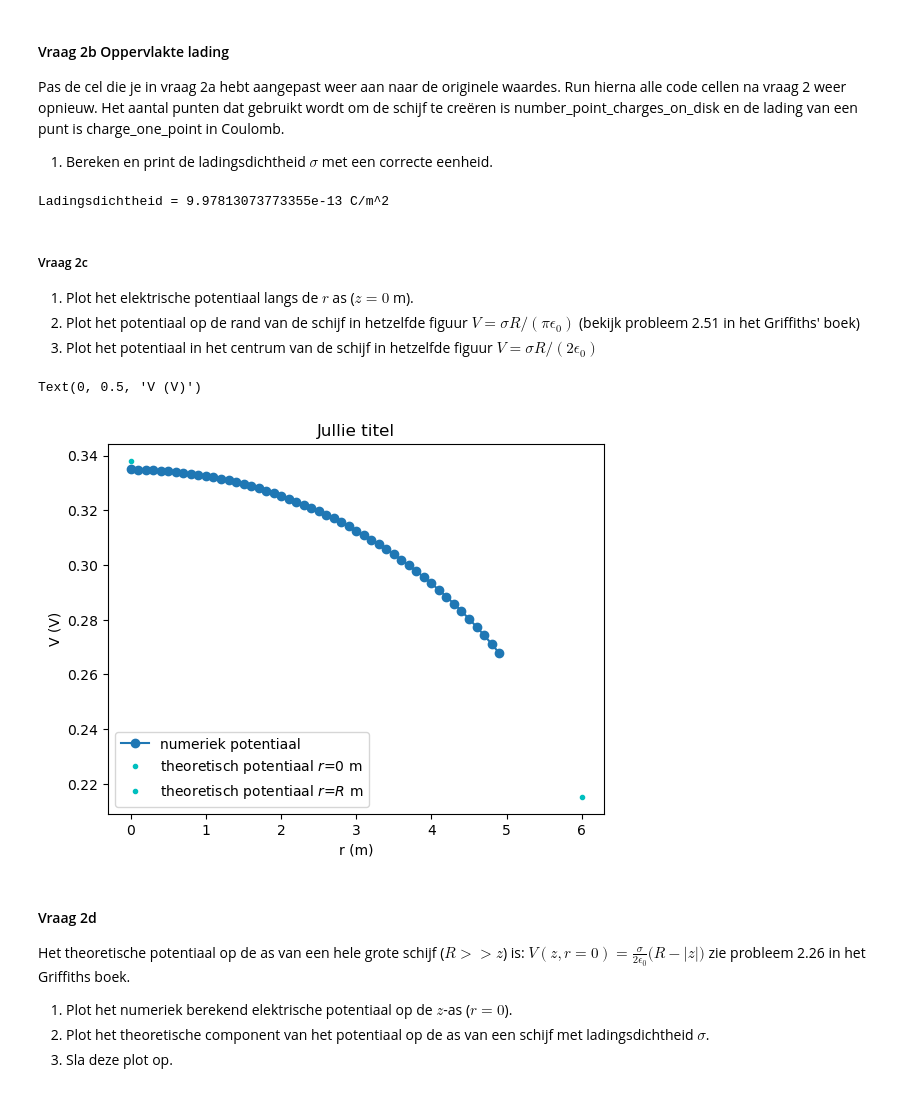
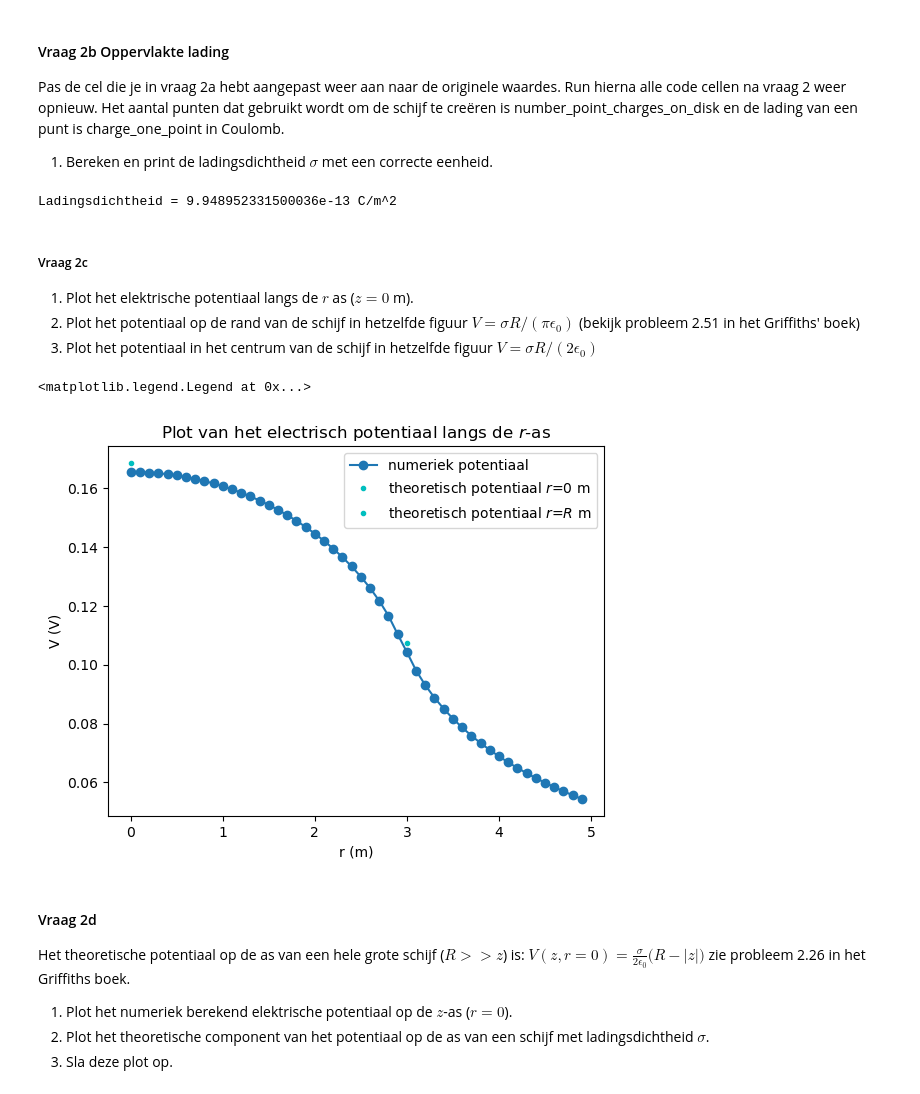
Before and after one commit to felicievdl/Felicie-opdrachten-DEF-D, a Jupyter notebook: DigitaleOntwerpopdrachten/1CondensatorOpdracht/CondensatorOntwerpopdracht.ipynb, the cells around one changed output. Cells and saved outputs as stored; diff of their text form; code cells hidden in the pictures.

```diff
--- a/DigitaleOntwerpopdrachten/1CondensatorOpdracht/CondensatorOntwerpopdracht.ipynb
+++ b/DigitaleOntwerpopdrachten/1CondensatorOpdracht/CondensatorOntwerpopdracht.ipynb
@@ -166,7 +166,7 @@ Exponent = -2.0403594570152634 +/- 0.006217832405058898
 In de code hieronder wordt een geladen schijf gemaakt via het superpositie principe. Dit wordt gedaan door een rooster van punten in de ruimte te creëren, alle punten die voldoen aan $z = 0$ m en $r < R$ krijgen een lading charge_one_point en vanuit hier wordt het potentiaal bepaald. Hier is de $z$-as de as van de schijf en de r as de afstand tot de $z$-as.
 # %%
 # In vraag 2.1 wordt naar deze cel verwezen.
-disk_radius = 6  # (m)
+disk_radius = 3  # (m)
 grid_step = 0.1  # (m)
 z_coord_DISK = 0  # (m) positie van de schijf op de z-as
 inter_charge_distance = grid_step  # (m) afstand tussen punt ladingen
@@ -177,6 +177,7 @@ r, z, B = initialize_plane_grid_for_uniformly_charged_disk(height_domain, width_
 idx_z_zero = np.where(abs(z) < 1e-10)[0]
 z_coord_DISK = 0  # (m) positie van de schijf op de z-as
 inter_charge_distance = grid_step  # (m) afstand tussen punt ladingen
+charge_one_point = 1e-14
 
 V, number_point_charges_on_disk = calculate_V_disk_at_origin_uniform_surface_charge_density(z_coord_DISK, charge_one_point, disk_radius, inter_charge_distance, r, z)
 Er, Ez, normE = compute_E_disk(V, B, grid_step)  # gebruik de centered finite-difference method
@@ -214,7 +215,7 @@ Oppervlakte = np.pi*(disk_radius**2)
 Ladingsdichtheid = Totale_lading/Oppervlakte
 print("Ladingsdichtheid =", Ladingsdichtheid,  "C/m^2")
 # %% [output]
-Ladingsdichtheid = 9.97813073773355e-13 C/m^2
+Ladingsdichtheid = 9.948952331500036e-13 C/m^2
 # %% [markdown]
 ##### Vraag 2c
 
@@ -225,23 +226,23 @@ Ladingsdichtheid = 9.97813073773355e-13 C/m^2
 # %%
 # Vul deze code aan zodat deze vraag 2.3 beantwoord.
 idx_z_zero = np.where(abs(z) < 1e-10)[0][0]
 V_z0 = V[idx_z_zero,:]
 
 V_R = (Ladingsdichtheid*disk_radius)/(np.pi*epsilon0) # potentiaal op de rand van de schijf
 r_R =  disk_radius # straal van de schijf
 
 V_0 = (Ladingsdichtheid*disk_radius)/(2*epsilon0) # potentiaal op r = 0
 
-plt.title(f"Jullie titel")
+plt.title(f"Plot van het electrisch potentiaal langs de $r$-as")
 plt.plot(r, V_z0, "o-", label="numeriek potentiaal")
 plt.plot(r_R, V_R, "c.", label="theoretisch potentiaal $r$=0 m")
 plt.plot(0, V_0, "c.", label="theoretisch potentiaal $r$=$R$ m")
-plt.legend()
 plt.xlabel("r (m)")
 plt.ylabel("V (V)")
+plt.legend()
 # %% [output]
-Text(0, 0.5, 'V (V)')
+<matplotlib.legend.Legend at 0x...>
-[figure, old version]
+[figure, new version]
 # %% [markdown]
 #### Vraag 2d
 
```
Also changed, not shown: parts of 23 cells of this notebook, 9 other files.
